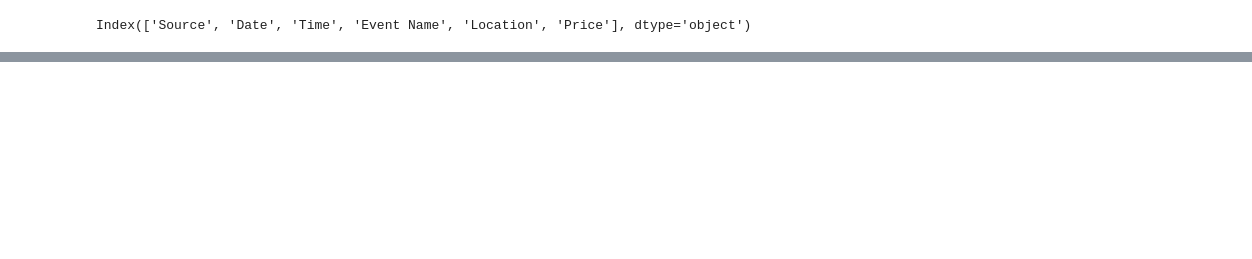
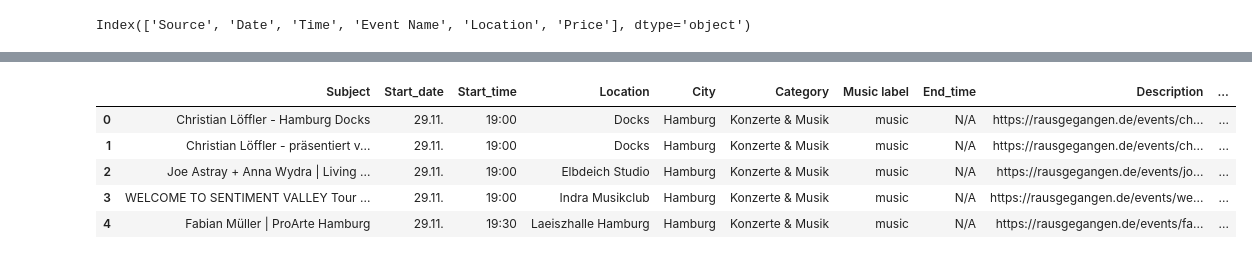
Before and after one commit to heansuh/Event-Calendar, a Jupyter notebook: scrapers/rausgegangen.ipynb, the cells around one changed output, grey strips where cells are left out. Drawn from its saved outputs; the diff is of its cells as text; code cells hidden in the pictures; blank space fills up the shorter version.

```diff
--- a/scrapers/rausgegangen.ipynb
+++ b/scrapers/rausgegangen.ipynb
@@ -211,0 +274,2 @@ driver.close()
+# %%
+driver = webdriver.Firefox()
@@ -211,0 +278,23 @@ driver.close()
+# %%
+# Cookie rejection
+
+try:
+    wait = WebDriverWait(driver, 10)
+    reject_button = wait.until(EC.element_to_be_clickable((By.CLASS_NAME, 'iubenda-cs-reject-btn')))
+    reject_button.click()
+    #print("Cookie rejection button clicked successfully.")
+
+except Exception as e:
+    print(f"An error occurred: {e}")
+# %%
+# change website to German
+
+try:
+    sidemenu_button = wait.until(EC.element_to_be_clickable((By.XPATH, '//button[@aria-label="Sidemenu"]')))
+    sidemenu_button.click()
+    #print("Sidemenu button clicked successfully.")
+    submit_button = wait.until(EC.element_to_be_clickable((By.XPATH, '//form[@action="/i18n/setlang/"]//button[@type="submit"]')))
+    submit_button.click()
+
+except Exception as e:
+    print(f"An error occurred: {e}")
@@ -211,0 +522,3 @@ driver.close()
+# %%
+df_raw = scrape_rausgegangen_hh_ki_hl_fl()
+df_raw
@@ -211,0 +561,9 @@ driver.close()
+# %%
+df_raw.head()
+# %% [output]
+|  | Subject | Start_date | Start_time | Location | City | Category | Music label | End_time | Description | ... |
+| 0 | Christian Löffler - Hamburg Docks | 29.11. | 19:00 | Docks | Hamburg | Konzerte & Musik | music | N/A | https://rausgegangen.de/events/ch... | ... |
+| 1 | Christian Löffler - präsentiert v... | 29.11. | 19:00 | Docks | Hamburg | Konzerte & Musik | music | N/A | https://rausgegangen.de/events/ch... | ... |
+| 2 | Joe Astray + Anna Wydra | Living ... | 29.11. | 19:00 | Elbdeich Studio | Hamburg | Konzerte & Musik | music | N/A | https://rausgegangen.de/events/jo... | ... |
+| 3 | WELCOME TO SENTIMENT VALLEY Tour ... | 29.11. | 19:00 | Indra Musikclub | Hamburg | Konzerte & Musik | music | N/A | https://rausgegangen.de/events/we... | ... |
+| 4 | Fabian Müller | ProArte Hamburg | 29.11. | 19:30 | Laeiszhalle Hamburg | Hamburg | Konzerte & Musik | music | N/A | https://rausgegangen.de/events/fa... | ... |
```
Also changed, not shown: parts of 31 cells of this notebook, 3 other files.
